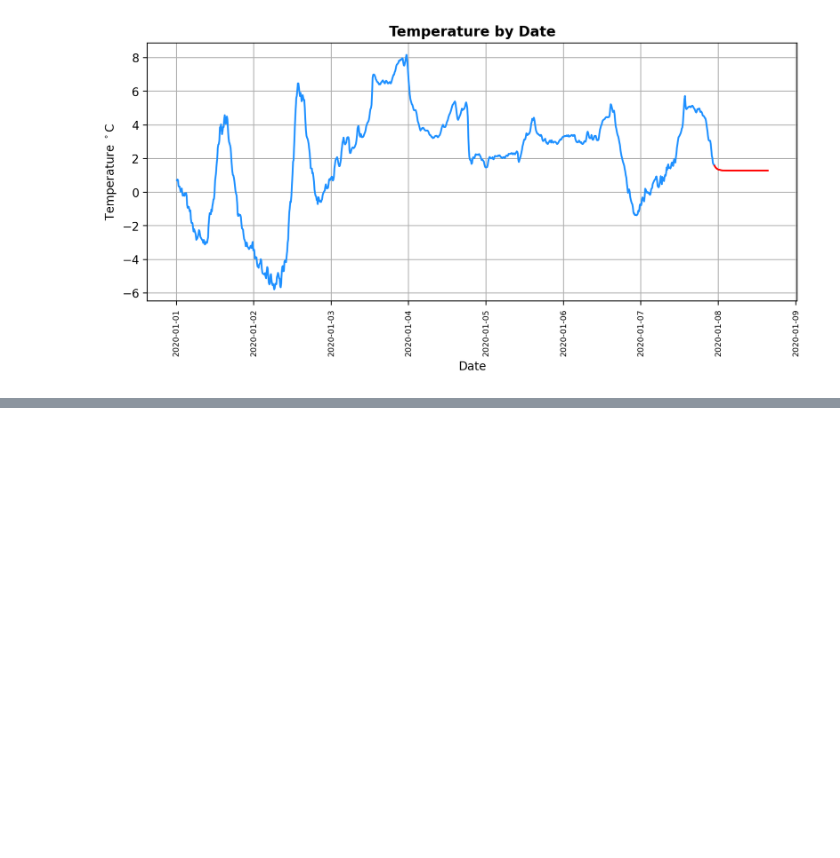
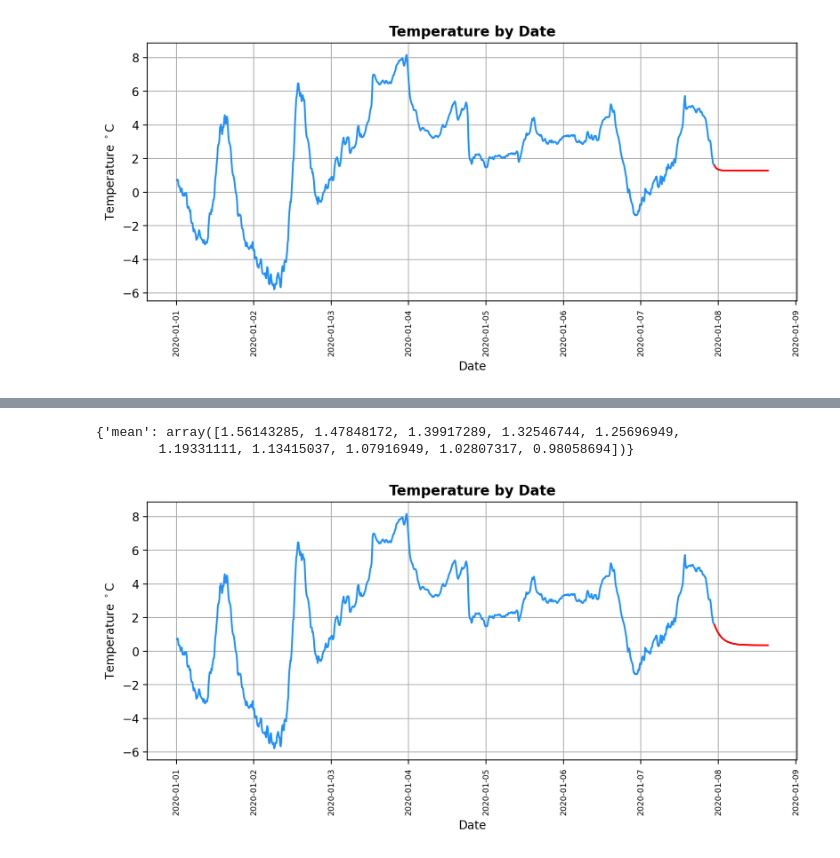
Before and after one commit to bsalisbury1/Projects, a Jupyter notebook: TimeSeriesForecasting/exploration.ipynb, the cells around one changed output, grey strips where cells are left out. Cells and saved outputs as stored; diff of their text form; code cells hidden in the pictures; blank space fills up the shorter version.

Commit message:
Experimenting with AutoARIMA

```diff
--- a/TimeSeriesForecasting/exploration.ipynb
+++ b/TimeSeriesForecasting/exploration.ipynb
@@ -166,0 +180,29 @@ ax.grid(True)
+# %%
+from statsforecast.models import AutoARIMA
+arima_model = AutoARIMA(seasonal=True, stationary=False)
+arima_model = arima_model.fit(y=df_modeled['T'].to_numpy())
+# %%
+from datetime import datetime, timedelta
+last_obs_time = df_modeled['date'][-1]
+#print(last_obs_time  + timedelta(minutes=10))
+
+#horizon = [ x for x in np.arange(0,4)]
+horizon = np.array([])
+for t in np.arange(start = 10, stop = h*10+1, step = 10):
+    horizon = np.append(horizon, last_obs_time + timedelta(minutes=float(t)))
+# %%
+arima_model.forecast(y=df_modeled['T'].to_numpy(), h = 10)
+# %% [output]
+{'mean': array([1.56143285, 1.47848172, 1.39917289, 1.32546744, 1.25696949,
+        1.19331111, 1.13415037, 1.07916949, 1.02807317, 0.98058694])}
+# %%
+fig, ax = plt.subplots(figsize=(10, 4), dpi=200)
+ax.plot(df_modeled['date'], df_modeled['T'], color='dodgerblue')
+ax.plot(horizon, arima_model.forecast(y=df_modeled['T'].to_numpy(), h = h)['mean'], color = 'red')
+ax.tick_params(axis='x', labelrotation=90, labelsize='x-small')
+ax.set_xlabel('Date')
+ax.set_ylabel(r'Temperature $^\circ$C')
+ax.set_title('Temperature by Date', fontweight='bold')
+ax.grid(True)
+# %% [output]
+[figure, added]
```
Also changed, not shown: parts of 2 cells of this notebook.
